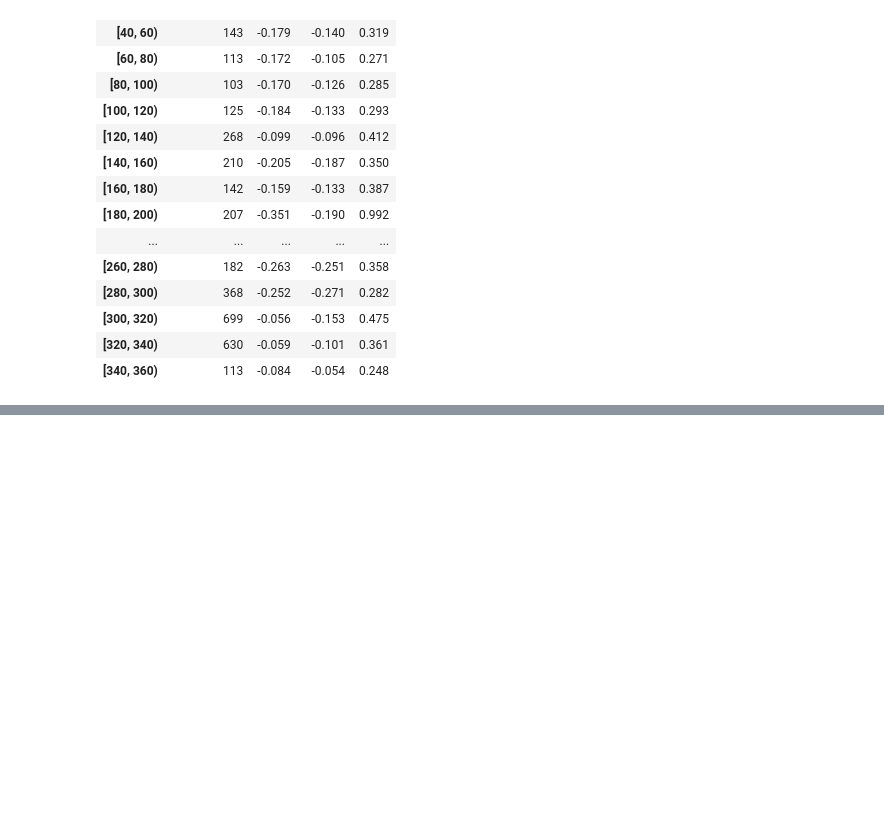
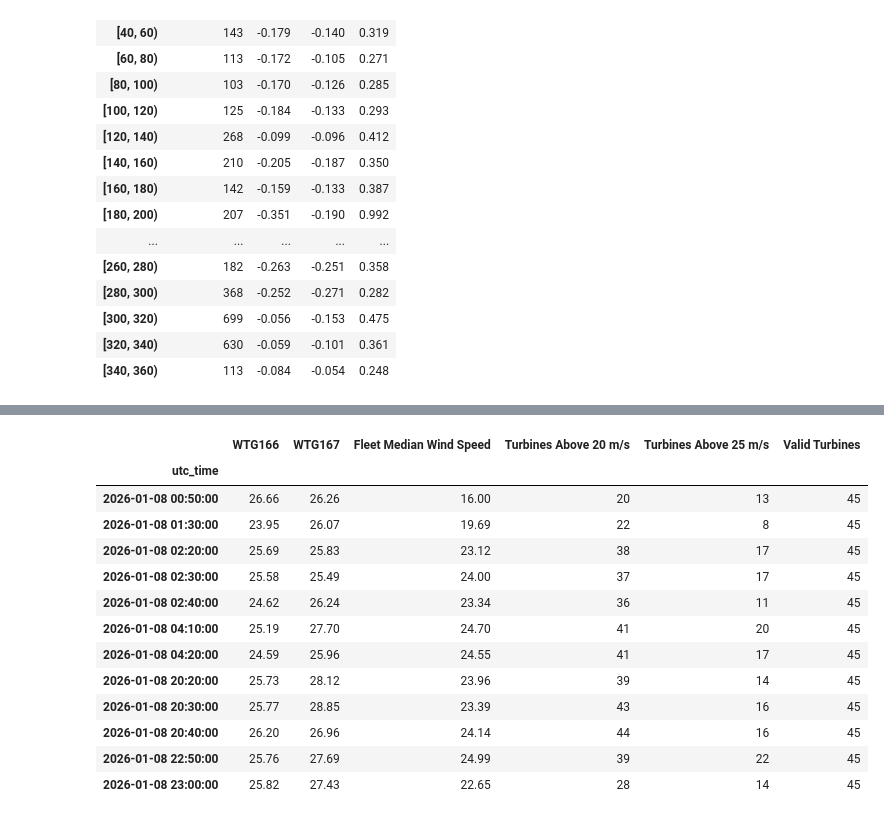
Before and after one commit to zachary-carifa/CU-Capstone-Project, a Jupyter notebook: notebooks/zack_notebooks/PartnerTurbineAnalysis.ipynb, the cells around one changed output, grey strips where cells are left out. Cells and saved outputs as stored; diff of their text form; code cells hidden in the pictures; blank space fills up the shorter version.

Commit message:
Turbine Partners

```diff
--- a/notebooks/zack_notebooks/PartnerTurbineAnalysis.ipynb
+++ b/notebooks/zack_notebooks/PartnerTurbineAnalysis.ipynb
@@ -335,0 +448,19 @@ display(sector_stats)
+# %%
+# Investigate unusually high wind speeds at 200–220 degrees
+
+sector = comparison[
+    comparison["direction_group"] == "200-220 degrees"
+].copy()
+
+print("Total sector observations:", len(sector))
+print("Observations above 20 m/s:", (sector["avg_speed"] > 20).sum())
+print("Observations above 25 m/s:", (sector["avg_speed"] > 25).sum())
+
+print("\nHighest wind-speed observations:")
+
+display(
+    sector.nlargest(12, "avg_speed")[
+        ["wind166", "wind167", "avg_speed",
+         "direction", "difference"]
+    ].round(3)
+)
@@ -335,0 +487,32 @@ display(sector_stats)
+# %%
+# Check whether January 8 high winds occurred across the farm
+
+high_wind_times = sector.nlargest(12, "avg_speed").index
+
+fleet = wind.loc[high_wind_times]
+
+fleet_summary = pd.DataFrame({
+    "WTG166": fleet["wtg166"],
+    "WTG167": fleet["wtg167"],
+    "Fleet Median Wind Speed": fleet.median(axis=1),
+    "Turbines Above 20 m/s": (fleet > 20).sum(axis=1),
+    "Turbines Above 25 m/s": (fleet > 25).sum(axis=1),
+    "Valid Turbines": fleet.notna().sum(axis=1)
+})
+
+display(fleet_summary.sort_index().round(2))
+# %% [output]
+|  | WTG166 | WTG167 | Fleet Median Wind Speed | Turbines Above 20 m/s | Turbines Above 25 m/s | Valid Turbines |
+| utc_time |  |  |  |  |  |  |
+| 2026-01-08 00:50:00 | 26.66 | 26.26 | 16.00 | 20 | 13 | 45 |
+| 2026-01-08 01:30:00 | 23.95 | 26.07 | 19.69 | 22 | 8 | 45 |
+| 2026-01-08 02:20:00 | 25.69 | 25.83 | 23.12 | 38 | 17 | 45 |
+| 2026-01-08 02:30:00 | 25.58 | 25.49 | 24.00 | 37 | 17 | 45 |
+| 2026-01-08 02:40:00 | 24.62 | 26.24 | 23.34 | 36 | 11 | 45 |
+| 2026-01-08 04:10:00 | 25.19 | 27.70 | 24.70 | 41 | 20 | 45 |
+| 2026-01-08 04:20:00 | 24.59 | 25.96 | 24.55 | 41 | 17 | 45 |
+| 2026-01-08 20:20:00 | 25.73 | 28.12 | 23.96 | 39 | 14 | 45 |
+| 2026-01-08 20:30:00 | 25.77 | 28.85 | 23.39 | 43 | 16 | 45 |
+| 2026-01-08 20:40:00 | 26.20 | 26.96 | 24.14 | 44 | 16 | 45 |
+| 2026-01-08 22:50:00 | 25.76 | 27.69 | 24.99 | 39 | 22 | 45 |
+| 2026-01-08 23:00:00 | 25.82 | 27.43 | 22.65 | 28 | 14 | 45 |
```
Also changed, not shown: parts of 9 cells of this notebook.
